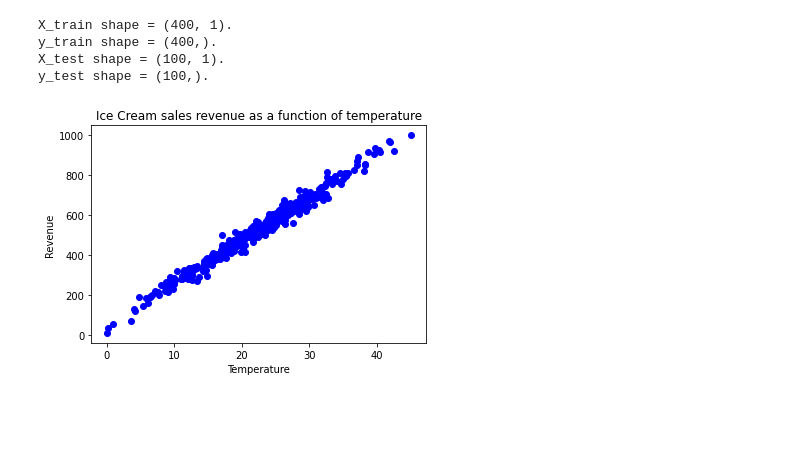
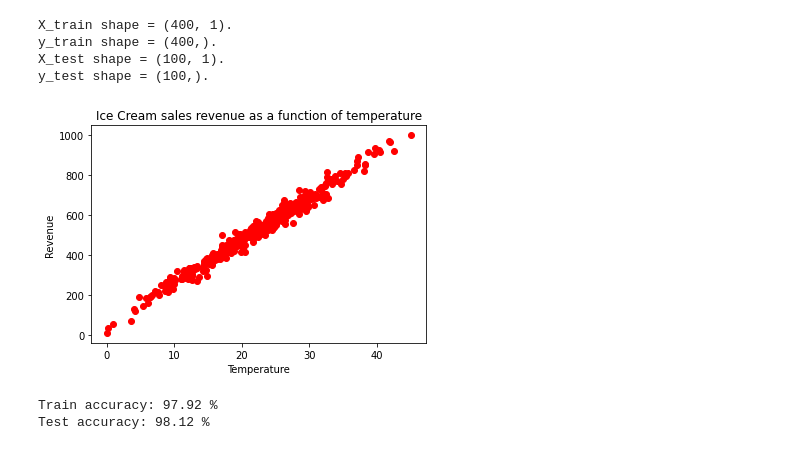
Before and after one commit to vorSherer/L13-Linear-Regression, a Jupyter notebook: regression.ipynb, the cells around one changed output. Drawn from its saved outputs; the diff is of its cells as text; code cells hidden in the pictures; blank space fills up the shorter version.

```diff
--- a/regression.ipynb
+++ b/regression.ipynb
@@ -81,10 +81,19 @@ y_train shape = (400,).
 X_test shape = (100, 1).
 y_test shape = (100,).
 # %%
-plt.scatter(X_train, y_train, color='blue')
+plt.scatter(X_train, y_train, color='red')
 plt.xlabel('Temperature')
 plt.ylabel('Revenue')
 plt.title('Ice Cream sales revenue as a function of temperature')
 plt.show()
 # %% [output]
-[figure, old version]
+[figure, new version]
+# %%
+lr = LinearRegression()
+lr.fit(X_train, y_train)
+y_predict = lr.predict(X_test)
+print(f"Train accuracy: {round(lr.score(X_train, y_train) * 100,2)} %")
+print(f"Test accuracy: {round(lr.score(X_test, y_test) * 100,2)} %")
+# %% [output]
+Train accuracy: 97.92 %
+Test accuracy: 98.12 %
```
Also changed, not shown: parts of 1 cell of this notebook, 1 other file.
